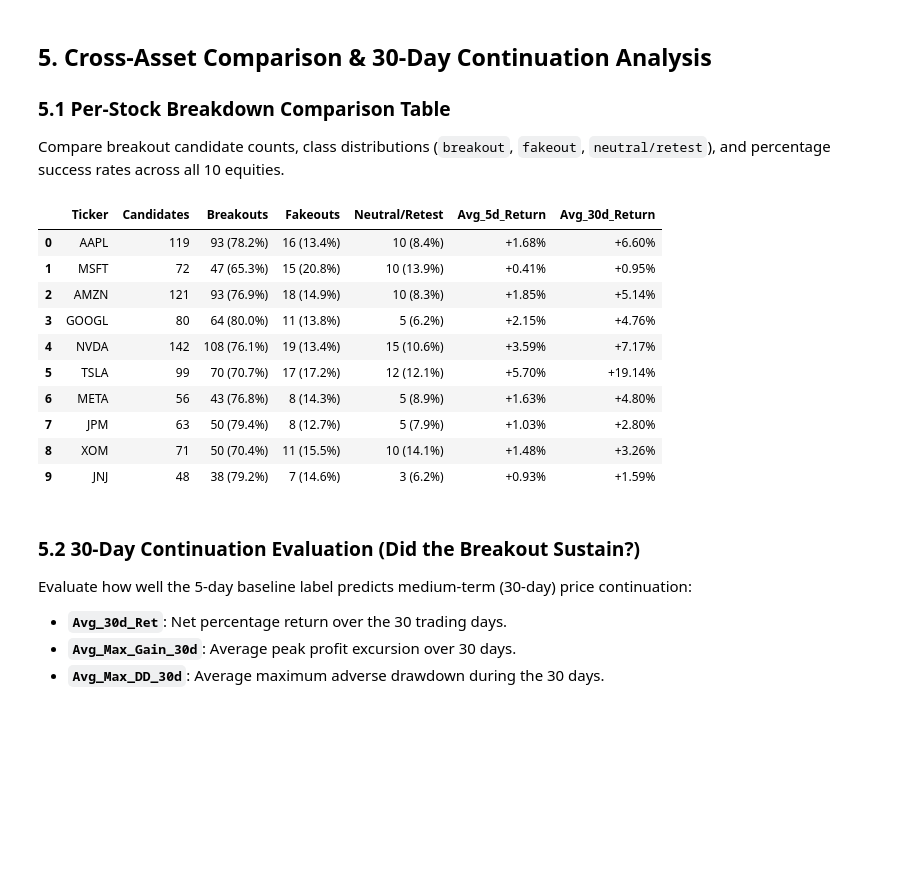
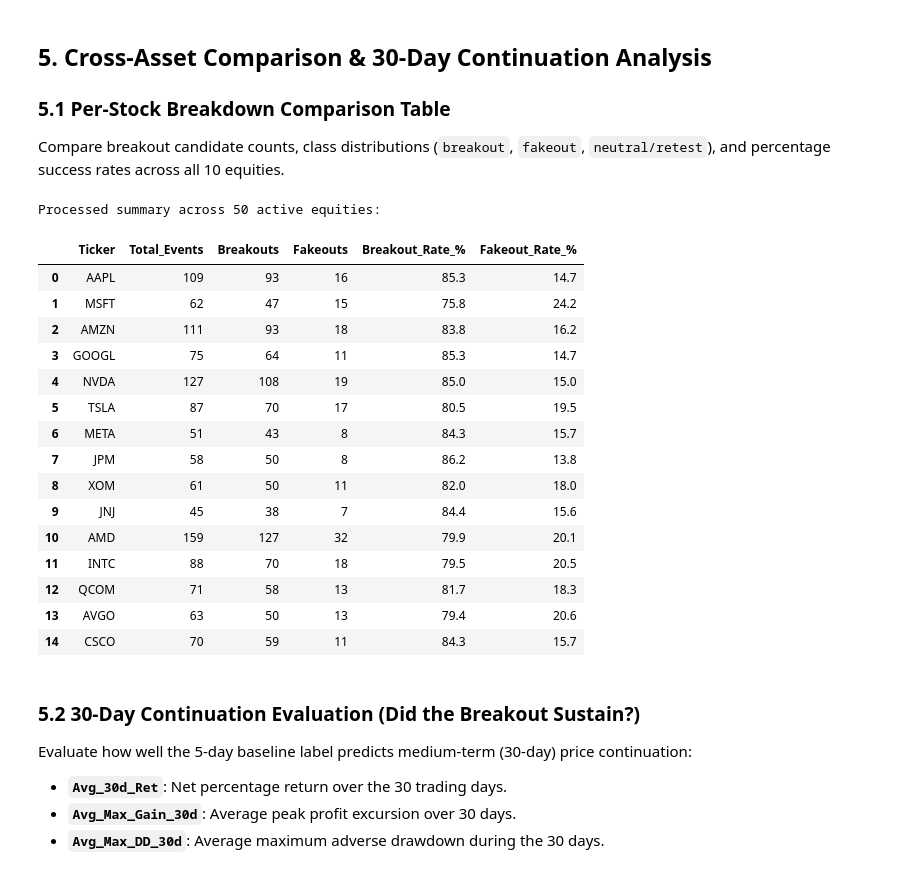
Before and after one commit to salahAbdeldaim/stock-breakout-detection, a Jupyter notebook: project.ipynb, the cells around one changed output. Cells and saved outputs as stored; diff of their text form; code cells hidden in the pictures; blank space fills up the shorter version.

Commit message:
Scale universe to 50 US equities, binary breakout labeling, and XGBoost modeling with probability thresholding

```diff
--- a/project.ipynb
+++ b/project.ipynb
@@ -77,8 +89,11 @@ Iterate through the ticker list to:
 4. Save each equity's time series to `stock_data/{ticker}.csv`.
 # %%
 for ticker in tickers:
+    filepath = f"stock_data/{ticker}.csv"
+    if os.path.exists(filepath):
+        continue
+
     print(f"Downloading {ticker}...")
-
     df = yf.download(
         ticker,
         start=start_date,
@@ -87,20 +102,11 @@ for ticker in tickers:
         auto_adjust=True,
         progress=False
     )
-
-    # إزالة أي صفوف ناقصة
-    df = df.dropna()
-
-    # تحويل الـindex إلى عمود Date
-    df = df.reset_index()
-
-    # لو الأعمدة MultiIndex
+    df = df.dropna().reset_index()
     if isinstance(df.columns, pd.MultiIndex):
         df.columns = df.columns.get_level_values(0)
+    df.to_csv(filepath, index=False)
+    print(f"{ticker}: {len(df)} rows saved → {filepath}")
 
-    # حفظ CSV
-    filepath = f"stock_data/{ticker}.csv"
-    df.to_csv(filepath, index=False)
-
-    print(f"{ticker}: {len(df)} rows saved → {filepath}")
+print(f"All {len(tickers)} equities verified and available in stock_data/")
 # %% [output]
@@ -376,37 +380,44 @@ Compare breakout candidate counts, class distributions (`breakout`, `fakeout`, `
 # %%
 stock_summary = []
 
 for ticker in tickers:
     sub = unified_df[unified_df["Ticker"] == ticker]
     total = len(sub)
+    if total == 0:
+        continue
     b_cnt = (sub["Label"] == "breakout").sum()
     f_cnt = (sub["Label"] == "fakeout").sum()
-    n_cnt = (sub["Label"] == "neutral/retest").sum()
 
     stock_summary.append({
         "Ticker": ticker,
-        "Candidates": total,
-        "Breakouts": f"{b_cnt} ({b_cnt/total*100:.1f}%)",
-        "Fakeouts": f"{f_cnt} ({f_cnt/total*100:.1f}%)",
-        "Neutral/Retest": f"{n_cnt} ({n_cnt/total*100:.1f}%)",
-        "Avg_5d_Return": f"{sub[sub['Label']=='breakout']['Return_5d_%'].mean():+.2f}%",
-        "Avg_30d_Return": f"{sub[sub['Label']=='breakout']['Return_30d_%'].mean():+.2f}%"
+        "Total_Events": total,
+        "Breakouts": b_cnt,
+        "Fakeouts": f_cnt,
+        "Breakout_Rate_%": round(b_cnt / total * 100, 1),
+        "Fakeout_Rate_%": round(f_cnt / total * 100, 1)
     })
 
-comparison_df = pd.DataFrame(stock_summary)
-comparison_df
+df_stock_summary = pd.DataFrame(stock_summary)
+print(f"Processed summary across {len(df_stock_summary)} active equities:")
+display(df_stock_summary.head(15))
 # %% [output]
+Processed summary across 50 active equities:
-|  | Ticker | Candidates | Breakouts | Fakeouts | Neutral/Retest | Avg_5d_Return | Avg_30d_Return |
-| 0 | AAPL | 119 | 93 (78.2%) | 16 (13.4%) | 10 (8.4%) | +1.68% | +6.60% |
-| 1 | MSFT | 72 | 47 (65.3%) | 15 (20.8%) | 10 (13.9%) | +0.41% | +0.95% |
-| 2 | AMZN | 121 | 93 (76.9%) | 18 (14.9%) | 10 (8.3%) | +1.85% | +5.14% |
-| 3 | GOOGL | 80 | 64 (80.0%) | 11 (13.8%) | 5 (6.2%) | +2.15% | +4.76% |
-| 4 | NVDA | 142 | 108 (76.1%) | 19 (13.4%) | 15 (10.6%) | +3.59% | +7.17% |
-| 5 | TSLA | 99 | 70 (70.7%) | 17 (17.2%) | 12 (12.1%) | +5.70% | +19.14% |
-| 6 | META | 56 | 43 (76.8%) | 8 (14.3%) | 5 (8.9%) | +1.63% | +4.80% |
-| 7 | JPM | 63 | 50 (79.4%) | 8 (12.7%) | 5 (7.9%) | +1.03% | +2.80% |
-| 8 | XOM | 71 | 50 (70.4%) | 11 (15.5%) | 10 (14.1%) | +1.48% | +3.26% |
-| 9 | JNJ | 48 | 38 (79.2%) | 7 (14.6%) | 3 (6.2%) | +0.93% | +1.59% |
+|  | Ticker | Total_Events | Breakouts | Fakeouts | Breakout_Rate_% | Fakeout_Rate_% |
+| 0 | AAPL | 109 | 93 | 16 | 85.3 | 14.7 |
+| 1 | MSFT | 62 | 47 | 15 | 75.8 | 24.2 |
+| 2 | AMZN | 111 | 93 | 18 | 83.8 | 16.2 |
+| 3 | GOOGL | 75 | 64 | 11 | 85.3 | 14.7 |
+| 4 | NVDA | 127 | 108 | 19 | 85.0 | 15.0 |
+| 5 | TSLA | 87 | 70 | 17 | 80.5 | 19.5 |
+| 6 | META | 51 | 43 | 8 | 84.3 | 15.7 |
+| 7 | JPM | 58 | 50 | 8 | 86.2 | 13.8 |
+| 8 | XOM | 61 | 50 | 11 | 82.0 | 18.0 |
+| 9 | JNJ | 45 | 38 | 7 | 84.4 | 15.6 |
+| 10 | AMD | 159 | 127 | 32 | 79.9 | 20.1 |
+| 11 | INTC | 88 | 70 | 18 | 79.5 | 20.5 |
+| 12 | QCOM | 71 | 58 | 13 | 81.7 | 18.3 |
+| 13 | AVGO | 63 | 50 | 13 | 79.4 | 20.6 |
+| 14 | CSCO | 70 | 59 | 11 | 84.3 | 15.7 |
 # %% [markdown]
 ### 5.2 30-Day Continuation Evaluation (Did the Breakout Sustain?)
 Evaluate how well the 5-day baseline label predicts medium-term (30-day) price continuation:
```
Also changed, not shown: parts of 8 cells of this notebook, 43 other files.
